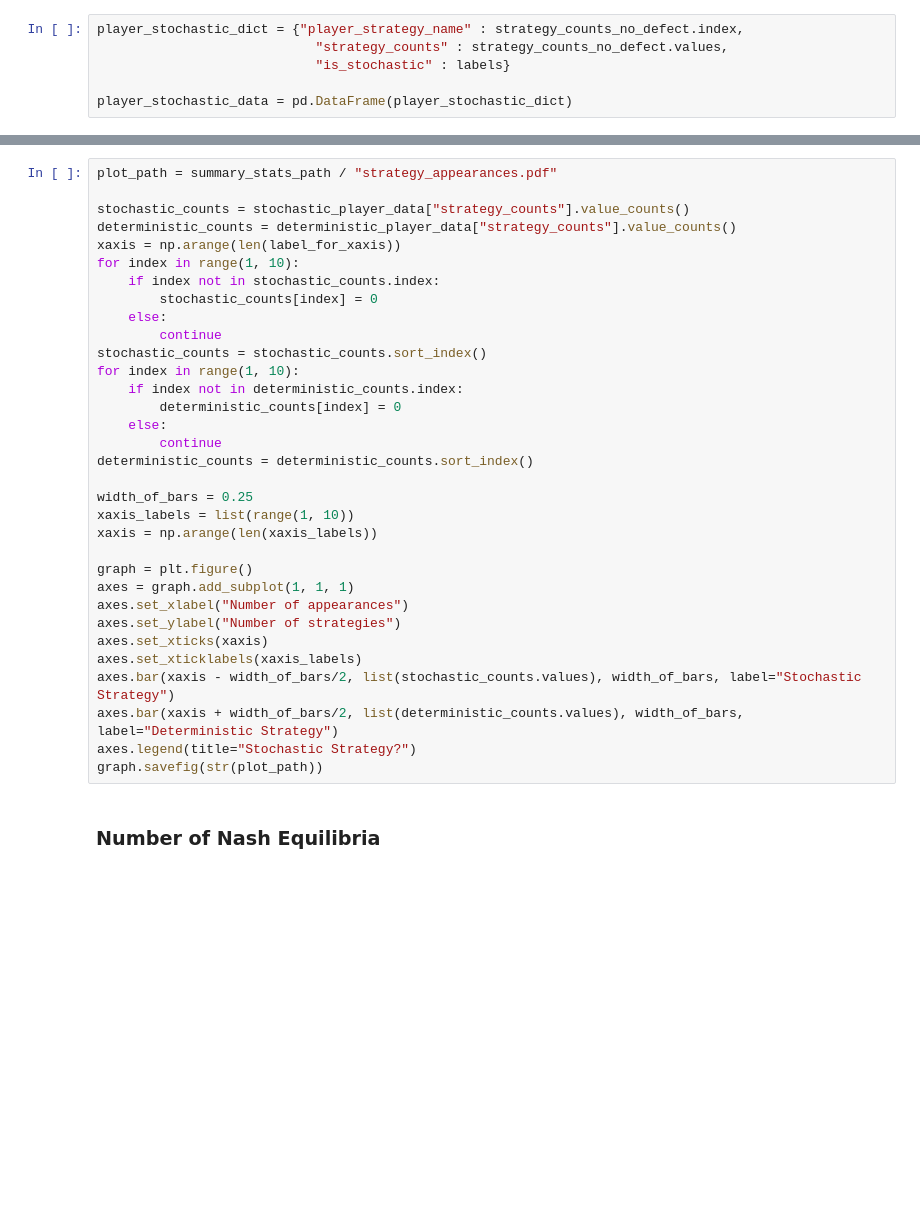
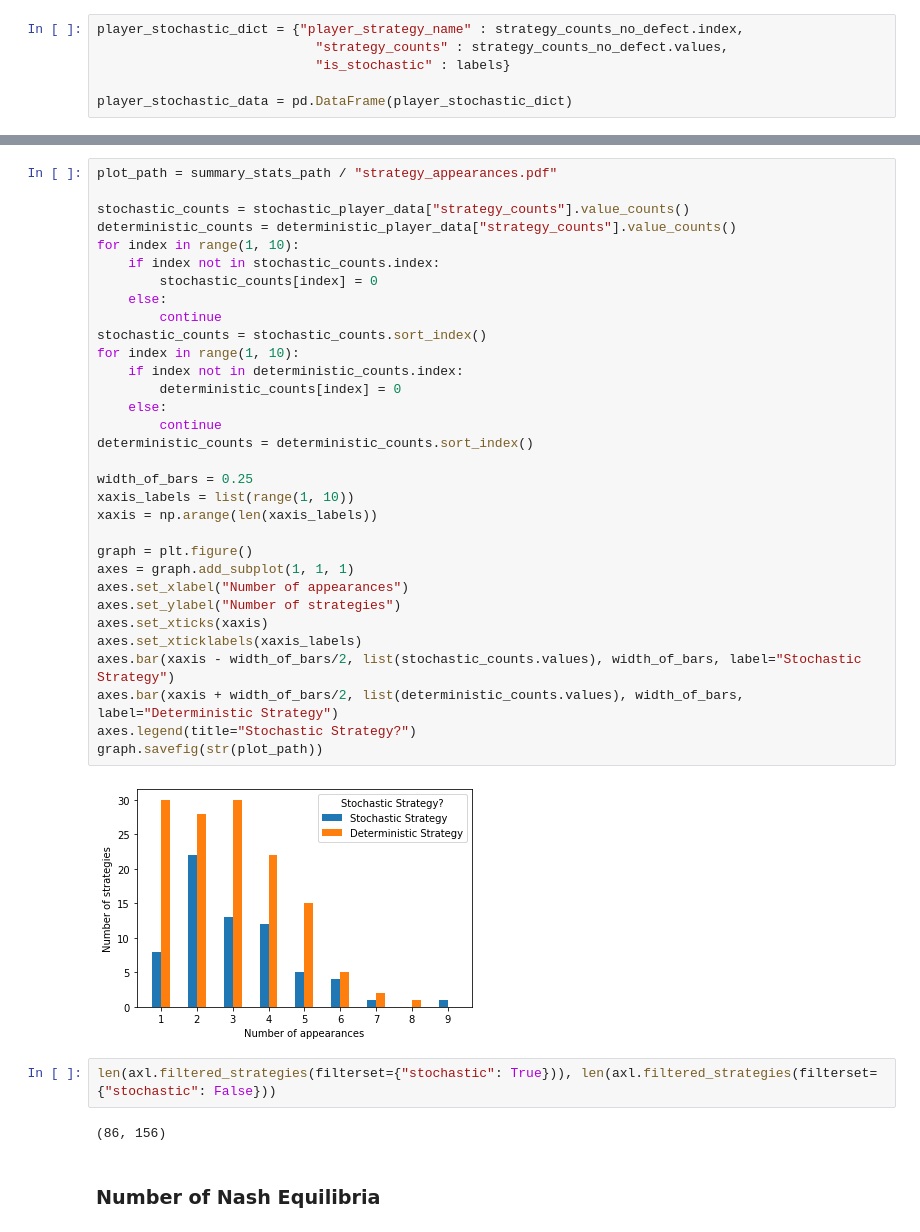
Before and after one commit to shapperzsm/final-project, a Jupyter notebook: src/analysing-the-data/initial-analysis.ipynb, the cells around one changed output, grey strips where cells are left out. Drawn from its saved outputs; the diff is of its cells as text; blank space fills up the shorter version.

```diff
--- a/src/analysing-the-data/initial-analysis.ipynb
+++ b/src/analysing-the-data/initial-analysis.ipynb
@@ -105,34 +184,39 @@ plot_path = summary_stats_path / "strategy_appearances.pdf"
 
 stochastic_counts = stochastic_player_data["strategy_counts"].value_counts()
 deterministic_counts = deterministic_player_data["strategy_counts"].value_counts()
-xaxis = np.arange(len(label_for_xaxis))
 for index in range(1, 10):
     if index not in stochastic_counts.index:
         stochastic_counts[index] = 0
     else:
         continue
 stochastic_counts = stochastic_counts.sort_index()
 for index in range(1, 10):
     if index not in deterministic_counts.index:
         deterministic_counts[index] = 0
     else:
         continue
 deterministic_counts = deterministic_counts.sort_index()
 
 width_of_bars = 0.25
 xaxis_labels = list(range(1, 10))
 xaxis = np.arange(len(xaxis_labels))
 
 graph = plt.figure()
 axes = graph.add_subplot(1, 1, 1)
 axes.set_xlabel("Number of appearances")
 axes.set_ylabel("Number of strategies")
 axes.set_xticks(xaxis)
 axes.set_xticklabels(xaxis_labels)
 axes.bar(xaxis - width_of_bars/2, list(stochastic_counts.values), width_of_bars, label="Stochastic Strategy")
 axes.bar(xaxis + width_of_bars/2, list(deterministic_counts.values), width_of_bars, label="Deterministic Strategy")
 axes.legend(title="Stochastic Strategy?")
 graph.savefig(str(plot_path))
+# %% [output]
+[figure, added]
+# %%
+len(axl.filtered_strategies(filterset={"stochastic": True})), len(axl.filtered_strategies(filterset={"stochastic": False}))
+# %% [output]
+(86, 156)
 # %% [markdown]
 ### Number of Nash Equilibria
 # %%
```
Also changed, not shown: parts of 14 cells of this notebook, 4 other files.
